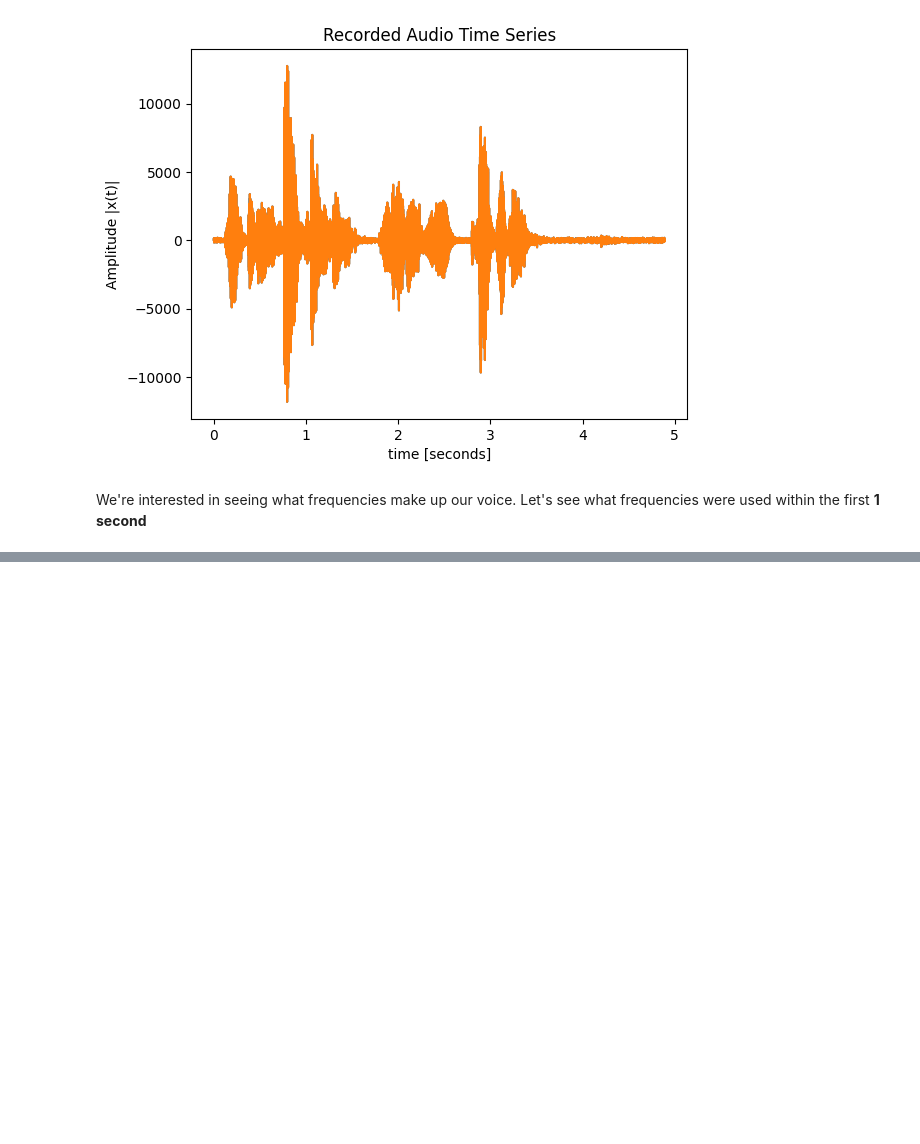
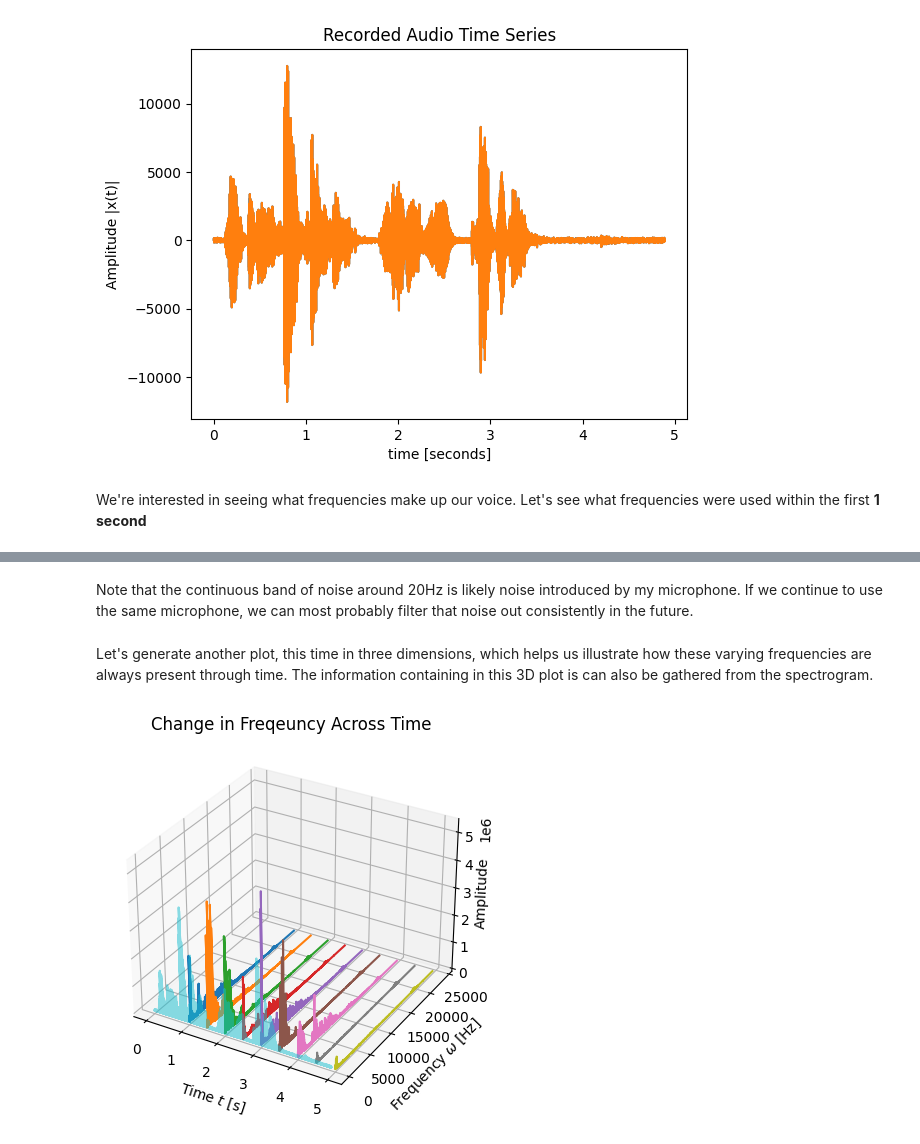
Before and after one commit to ECE-Capstone-2022/signal-processing, a Jupyter notebook: main.ipynb, the cells around one changed output, grey strips where cells are left out. Drawn from its saved outputs; the diff is of its cells as text; code cells hidden in the pictures; blank space fills up the shorter version.

```diff
--- a/main.ipynb
+++ b/main.ipynb
@@ -95,0 +116,52 @@ Let's see this on a spectogram.
+# %% [markdown]
+Note that the continuous band of noise around 20Hz is likely noise introduced by
+my microphone. If we continue to use the same microphone, we can most probably
+filter that noise out consistently in the future.
+# %% [markdown]
+Let's generate another plot, this time in three dimensions, which helps us illustrate how these varying frequencies
+are always present through time. The information containing in this 3D plot is can also be gathered from the spectrogram.
+# %%
+def freq_through_time_3d(audio, sample_rate, freq_sample_rate):
+  fig = plt.figure()
+  ax = fig.add_subplot(projection='3d')
+
+  # Plot Frequency Data for each second of audio
+
+  N = len(audio) # Number of samples in original audio
+  D = N // freq_sample_rate # Duration in seconds
+  for t in range(D):
+    start = t*freq_sample_rate
+    # 'end' grabs the fraction of samples within the last second of the original
+    # audio if the original audio is not exactly whole seconds long, i.e 5.18
+    # seconds as opposed to 5 seconds
+    end = min((t+1) * freq_sample_rate, len(audio))
+    audio_sample = audio[start:end,0]
+    n = len(audio_sample)
+    freq_domain = np.linspace(0, sample_rate//2, n//2)
+    frequecies = fft(audio_sample)
+
+    z_range = len(frequecies) // 2
+    X = np.full(z_range, (t*(freq_sample_rate/sample_rate))+1)
+    Y = freq_domain
+    Z = np.abs(frequecies[:z_range])
+
+    ax.plot(X, Y, Z)
+
+  #Plot Time Data
+  time = np.linspace(0, len(audio) / sample_rate, num=len(audio))
+  audio_time_domain =audio[:,0]
+  formated_time_domain = (10**2.5)*audio_time_domain
+  ax.plot(time, np.zeros(len(audio_time_domain)), np.abs(formated_time_domain), alpha=0.5)
+
+  # Labels
+  ax.set(title="Change in Freqeuncy Across Time", xlabel=r'Time $t$ [s]', ylabel=r'Frequency $\omega$ [Hz]')
+  ax.set_zlabel("Amplitude")
+  ax.tick_params(axis='z', which='major', pad=-3)
+  ax.zaxis.labelpad=-9
+
+  return plt.show()
+
+# Let's calculate frequencies for every half-second in order to get more results
+freq_through_time_3d(audio_time_series, sample_rate, sample_rate//2)
+# %% [output]
+[figure, added]
```
Also changed, not shown: parts of 11 cells of this notebook, 1 other file.
